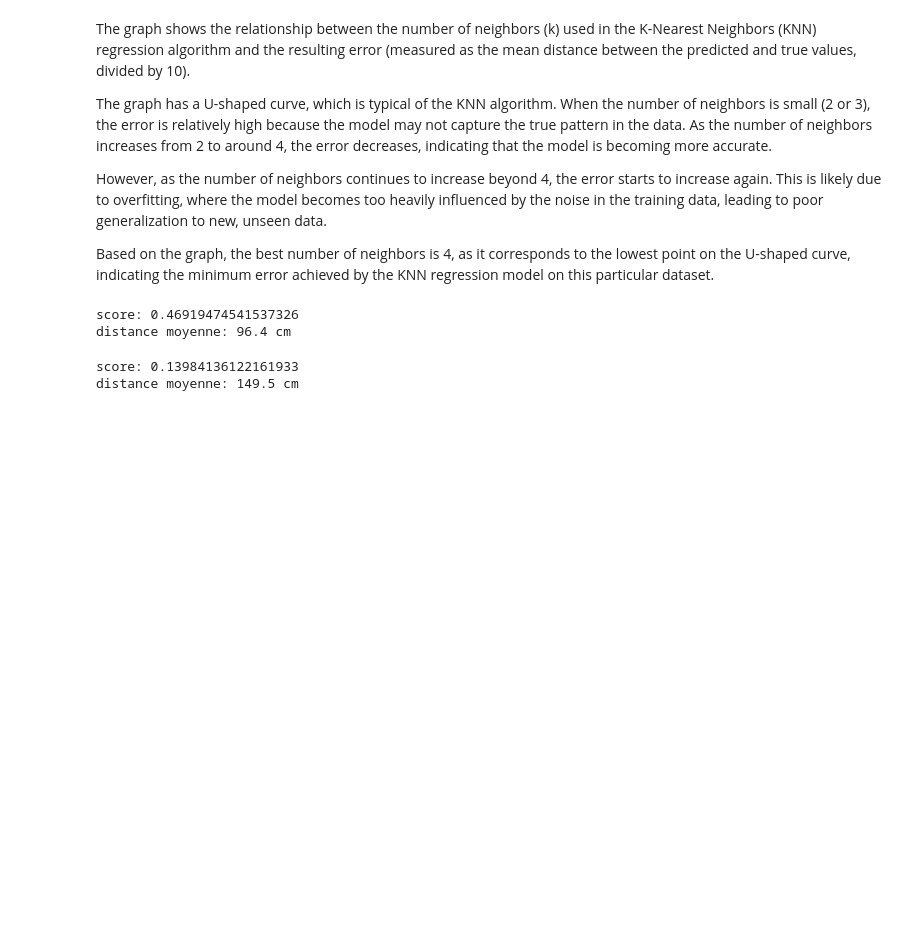
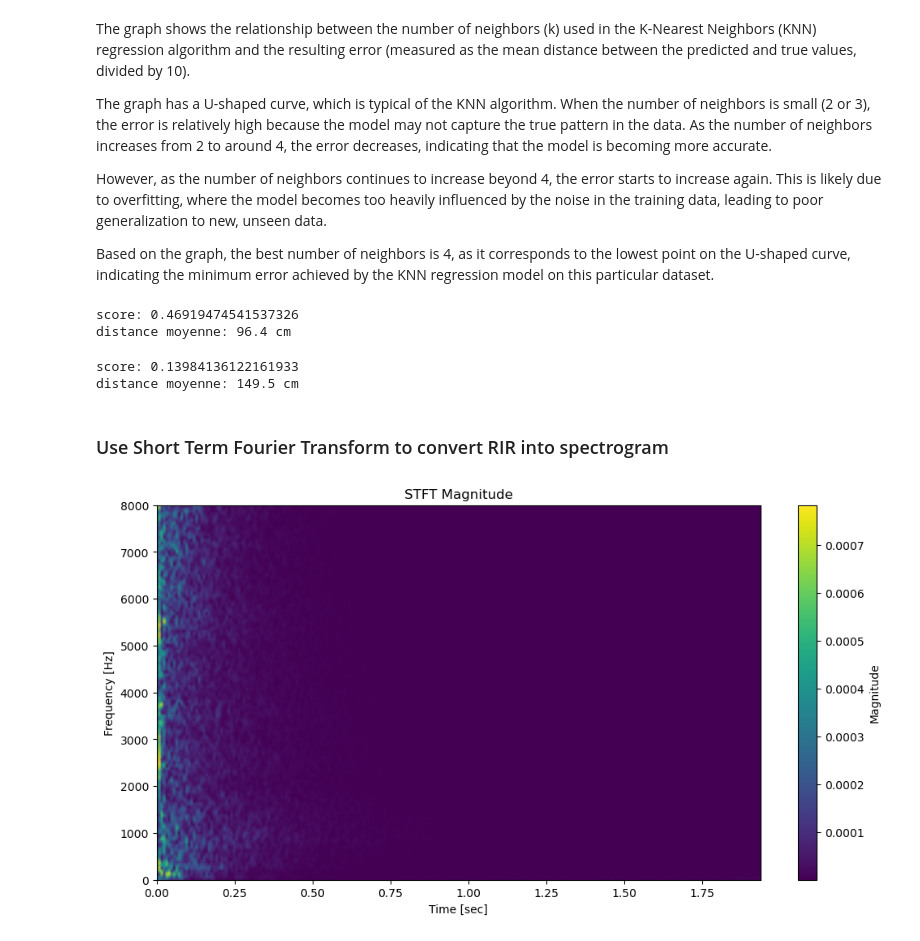
Before and after one commit to guillaumelalire/Acoustic-IA-Data-Hack-2024, a Jupyter notebook: acoustic.ipynb, the cells around one changed output. Cells and saved outputs as stored; diff of their text form; code cells hidden in the pictures; blank space fills up the shorter version.

Commit message:
feat: create spectrogram with short term fourier transform

```diff
--- a/acoustic.ipynb
+++ b/acoustic.ipynb
@@ -120,7 +121,7 @@ In the code:
 
 This code processes and combines RIR and localization data for multiple humans in the same environment, allowing for further analysis or model training using this combined data.
 # %%
-rirs_1 = np.load('../hackathon-minarm-2024/data/LivingRoom_preprocessed_hack/Human1/deconvoled_trim.npy')
-rirs_2 = np.load('../hackathon-minarm-2024/data/LivingRoom_preprocessed_hack/Human2/deconvoled_trim.npy')
+rirs_1 = np.load('../Acoustic-IA-Data-Hack-2024/data/LivingRoom_preprocessed_hack/Human1/deconvoled_trim.npy')
+rirs_2 = np.load('../Acoustic-IA-Data-Hack-2024/data/LivingRoom_preprocessed_hack/Human2/deconvoled_trim.npy')
 rirs = np.append(rirs_1, rirs_2, axis=0)
 # %%
@@ -202,3 +203,22 @@ print(f"distance moyenne: {round(mean_distance(reg.predict(X_test), y_test), 0)
 # %% [output]
 score: 0.13984136122161933
 distance moyenne: 149.5 cm
+# %% [markdown]
+### Use Short Term Fourier Transform to convert RIR into spectrogram
+# %%
+sound_data = rirs[:, :, ::3].mean(axis = 1)[:, :30950]
+
+fs = 16000  # Sampling frequency (samples per second) = 16kHz
+
+# Generate spectrogram of one sample
+frequencies, times, Zxx = signal.stft(sound_data[0], fs=fs)
+# %%
+plt.figure(figsize=(12, 6))
+plt.pcolormesh(times, frequencies, np.abs(Zxx), shading='gouraud')
+plt.title('STFT Magnitude')
+plt.ylabel('Frequency [Hz]')
+plt.xlabel('Time [sec]')
+plt.colorbar(label='Magnitude')
+plt.show()
+# %% [output]
+[figure, added]
```
Also changed, not shown: parts of 2 cells of this notebook.
